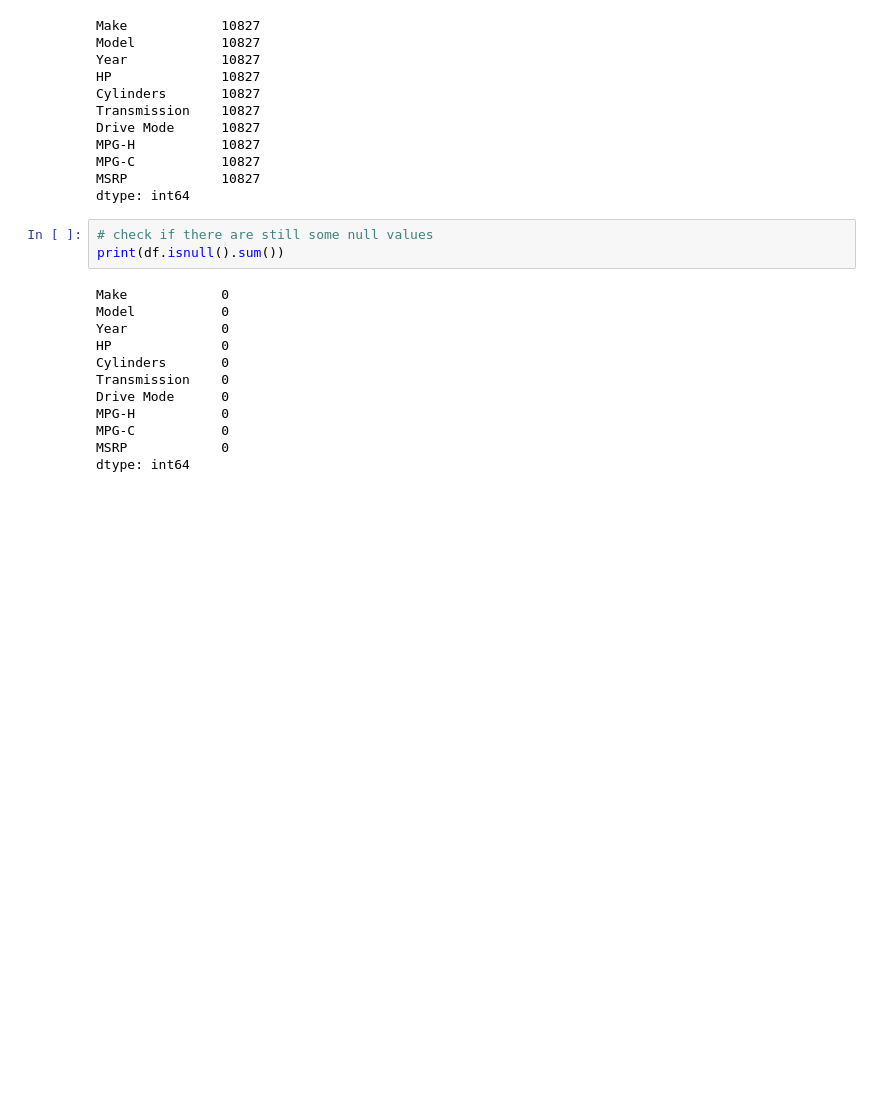
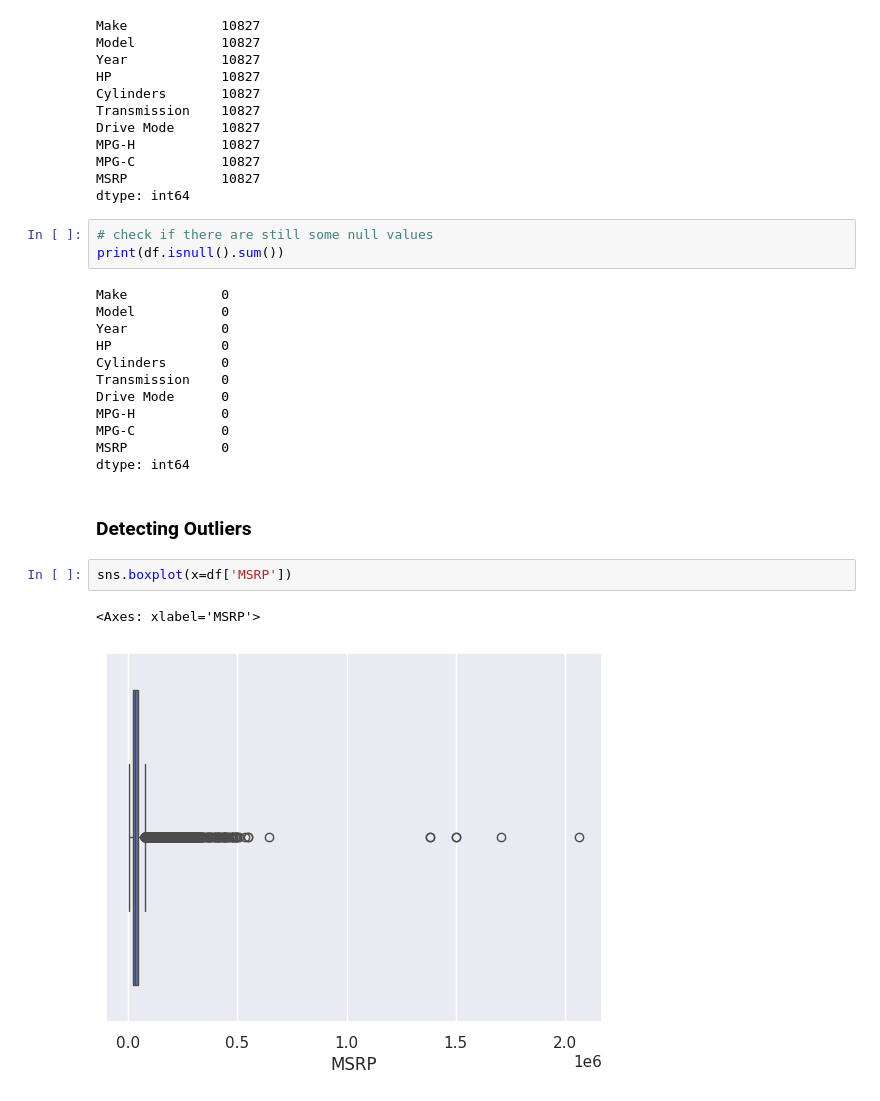
Before and after one commit to pain459/learn_ds, a Jupyter notebook: D2/eda_on_cars.ipynb, the cells around one changed output. Saved outputs shown, nothing was run; the diff lists cells and outputs as text; blank space fills up the shorter version.

```diff
--- a/D2/eda_on_cars.ipynb
+++ b/D2/eda_on_cars.ipynb
@@ -170,3 +170,10 @@ MPG-H           0
 MPG-C           0
 MSRP            0
 dtype: int64
+# %% [markdown]
+### Detecting Outliers
+# %%
+sns.boxplot(x=df['MSRP'])
+# %% [output]
+<Axes: xlabel='MSRP'>
+[figure, added]
```
Also changed, not shown: parts of 3 cells of this notebook.
